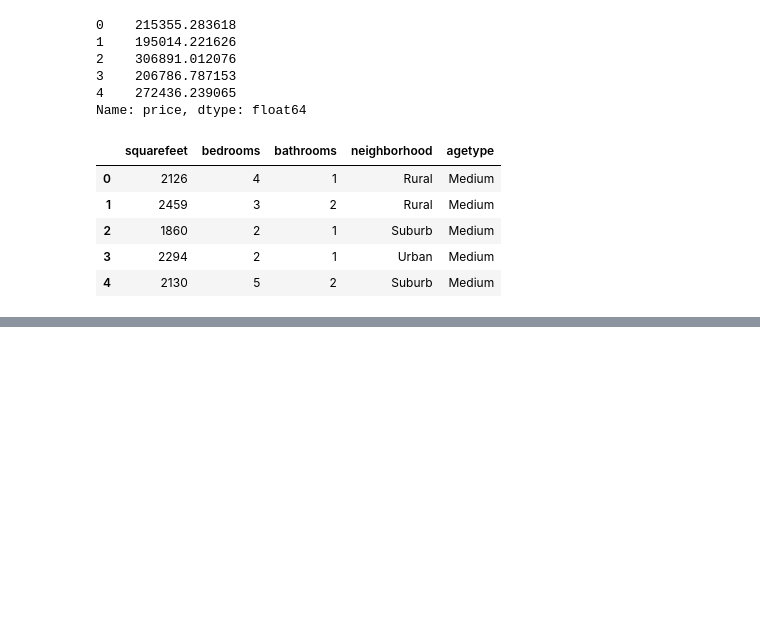
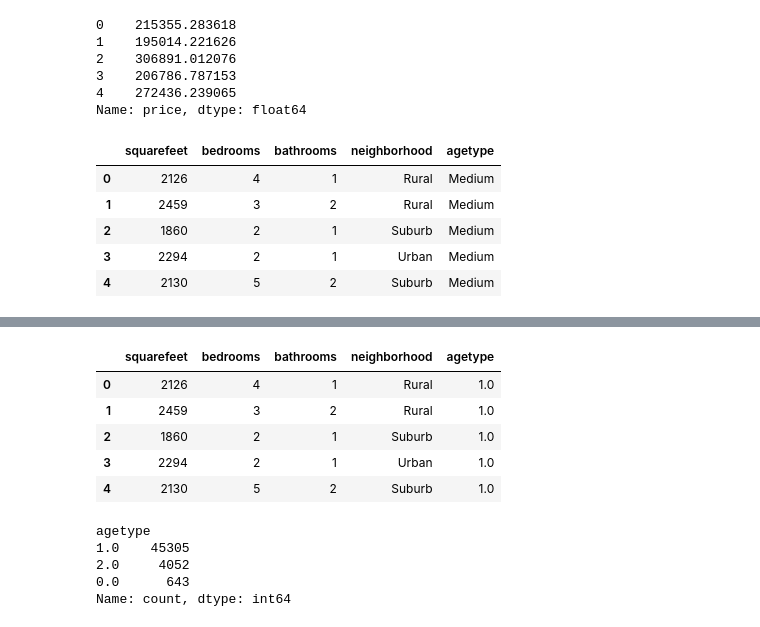
Before and after one commit to atharvadhumal03/HousePricePredictor-Regression, a Jupyter notebook: RegressionModel.ipynb, the cells around one changed output, grey strips where cells are left out. Drawn from its saved outputs; the diff is of its cells as text; code cells hidden in the pictures; blank space fills up the shorter version.

```diff
--- a/RegressionModel.ipynb
+++ b/RegressionModel.ipynb
@@ -202,0 +226,18 @@ ohe
+# %%
+X['agetype'] = ordinal_cols_transformed
+X.head()
+# %% [output]
+|  | squarefeet | bedrooms | bathrooms | neighborhood | agetype |
+| 0 | 2126 | 4 | 1 | Rural | 1.0 |
+| 1 | 2459 | 3 | 2 | Rural | 1.0 |
+| 2 | 1860 | 2 | 1 | Suburb | 1.0 |
+| 3 | 2294 | 2 | 1 | Urban | 1.0 |
+| 4 | 2130 | 5 | 2 | Suburb | 1.0 |
+# %%
+X['agetype'].value_counts()
+# %% [output]
+agetype
+1.0    45305
+2.0     4052
+0.0      643
+Name: count, dtype: int64
```
Also changed, not shown: parts of 6 cells of this notebook.
